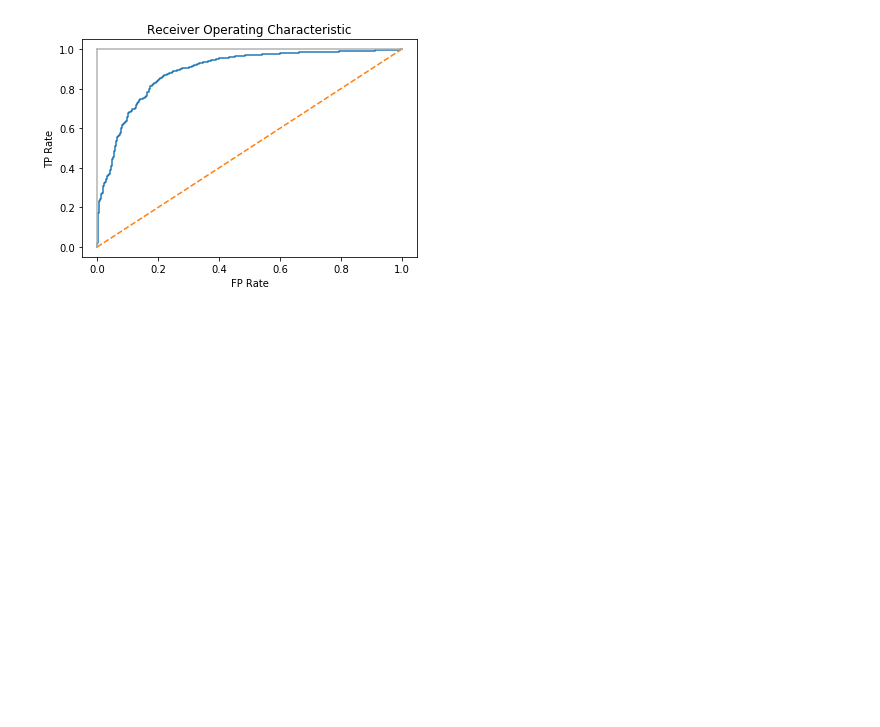
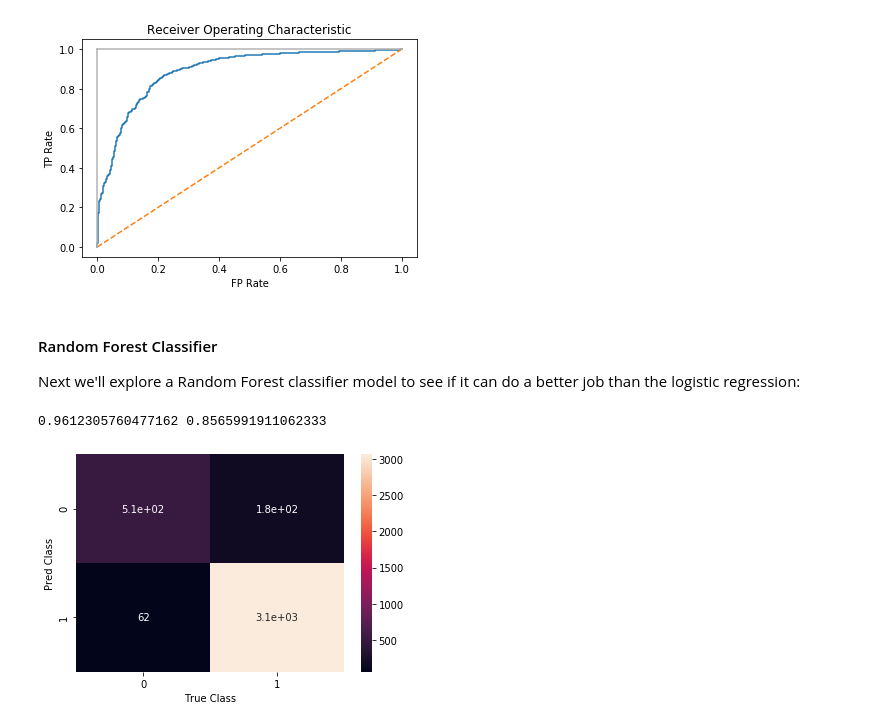
Before and after one commit to david-olivero/Loans-In-Colorado, a Jupyter notebook: LIC_Baseline_Classifier.ipynb, the cells around one changed output. Saved outputs shown, nothing was run; the diff lists cells and outputs as text; code cells hidden in the pictures; blank space fills up the shorter version.

Commit message:
Added Random Forest classifier model to previous dummy model and logistic regression

```diff
--- a/LIC_Baseline_Classifier.ipynb
+++ b/LIC_Baseline_Classifier.ipynb
@@ -242,3 +244,7 @@ plt.xlabel('FP Rate')
 plt.show()
 # %% [output]
 [figure]
+# %% [markdown]
+#### Random Forest Classifier ####
+
+Next we'll explore a Random Forest classifier model to see if it can do a better job than the logistic regression:
@@ -244,0 +254,21 @@ plt.show()
+# %%
+randomforest = RandomForestClassifier(random_state=17, n_jobs=-1)
+
+rfmodel = randomforest.fit(X_train, y_train)
+# %%
+y_predrf = rfmodel.predict(X_test)
+# %%
+# F1 score is pretty good, but AUC is only 71% or so:
+
+print(f1_score(y_test, y_predrf), roc_auc_score(y_test, y_predrf))
+# %% [output]
+0.9612305760477162 0.8565991911062333
+# %%
+# Generate a confusion matrix
+rfmatrix = pd.DataFrame(confusion_matrix(y_test, y_predrf))
+
+sns.heatmap(rfmatrix, annot=True)
+plt.xlabel('True Class'), plt.ylabel('Pred Class')
+plt.show()
+# %% [output]
+[figure, added]
```
Also changed, not shown: parts of 5 cells of this notebook.
